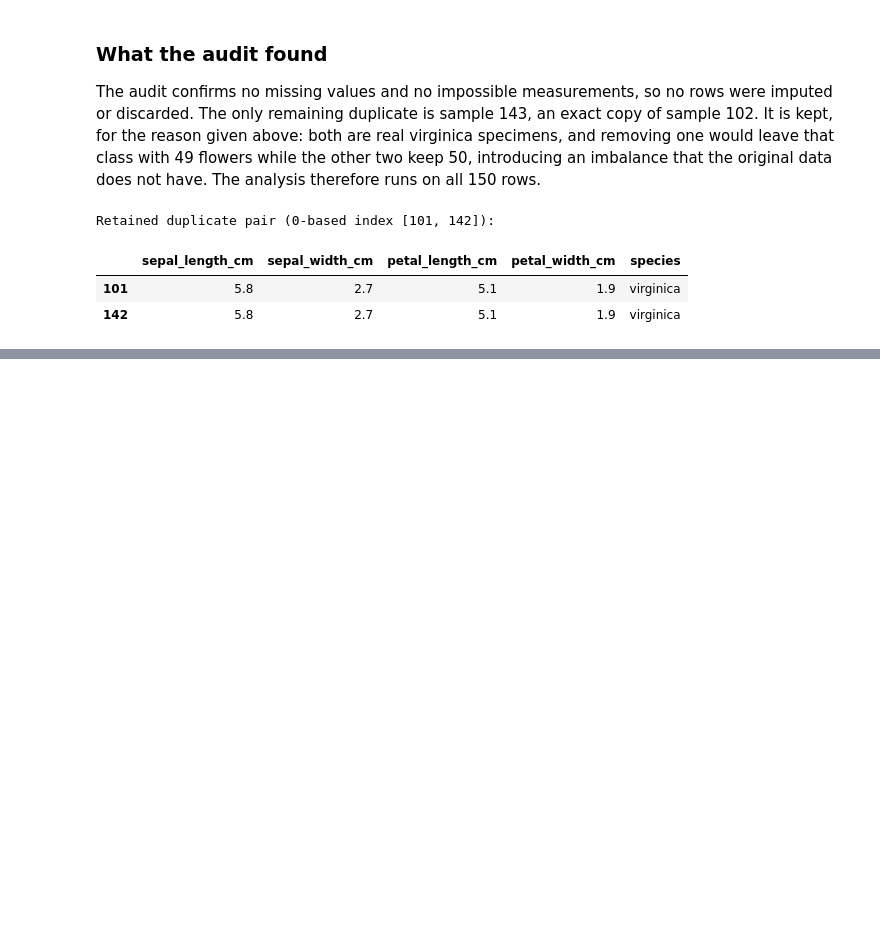
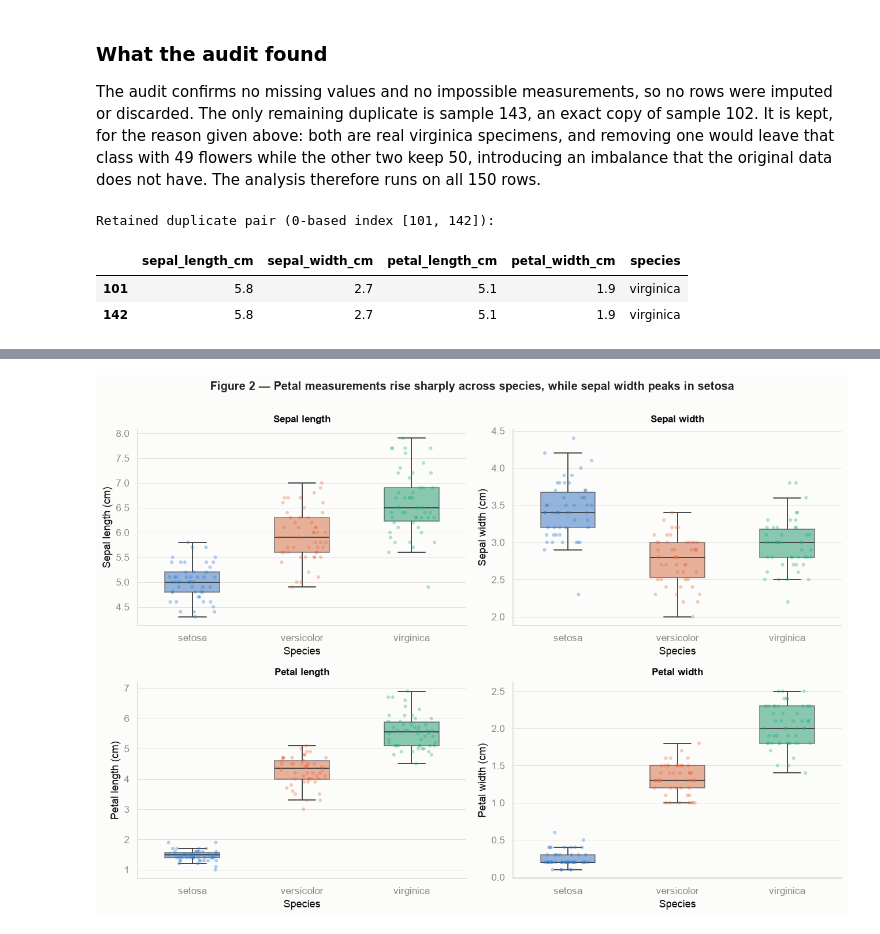
Before and after one commit to tcolo/ai-programming-foundations-project, a Jupyter notebook: data_workflow.ipynb, the cells around one changed output, grey strips where cells are left out. Saved outputs shown, nothing was run; the diff lists cells and outputs as text; code cells hidden in the pictures; blank space fills up the shorter version.

```diff
--- a/data_workflow.ipynb
+++ b/data_workflow.ipynb
@@ -541,0 +781,38 @@ Retained duplicate pair (0-based index [101, 142]):
+# %%
+fig, axes = plt.subplots(2, 2, figsize=(12, 8.5))
+
+titles = {
+    "sepal_length_cm": "Sepal length",
+    "sepal_width_cm":  "Sepal width",
+    "petal_length_cm": "Petal length",
+    "petal_width_cm":  "Petal width",
+}
+
+for ax, column in zip(axes.flat, MEASUREMENTS):
+    sns.stripplot(
+        data=df, x="species", y=column, order=SPECIES_ORDER,
+        hue="species", hue_order=SPECIES_ORDER, palette=SPECIES_COLORS,
+        legend=False, dodge=False, alpha=0.35, size=4, jitter=0.22, ax=ax,
+    )
+    sns.boxplot(
+        data=df, x="species", y=column, order=SPECIES_ORDER,
+        hue="species", hue_order=SPECIES_ORDER, palette=SPECIES_COLORS,
+        legend=False, dodge=False, width=0.5, linewidth=1.2, fliersize=0,
+        boxprops={"alpha": 0.55}, ax=ax,
+    )
+    ax.set_title(titles[column], fontsize=11, pad=8)
+    ax.set_xlabel("Species")
+    ax.set_ylabel(f"{titles[column]} (cm)")
+    ax.grid(True, axis="y", linewidth=0.6, color=GRID)
+    ax.grid(False, axis="x")
+    sns.despine(ax=ax)
+
+fig.suptitle(
+    "Figure 2 — Petal measurements rise sharply across species, "
+    "while sepal width peaks in setosa",
+    fontsize=13, fontweight="bold", y=1.0,
+)
+fig.tight_layout()
+plt.show()
+# %% [output]
+[figure, added]
```
Also changed, not shown: parts of 15 cells of this notebook.
